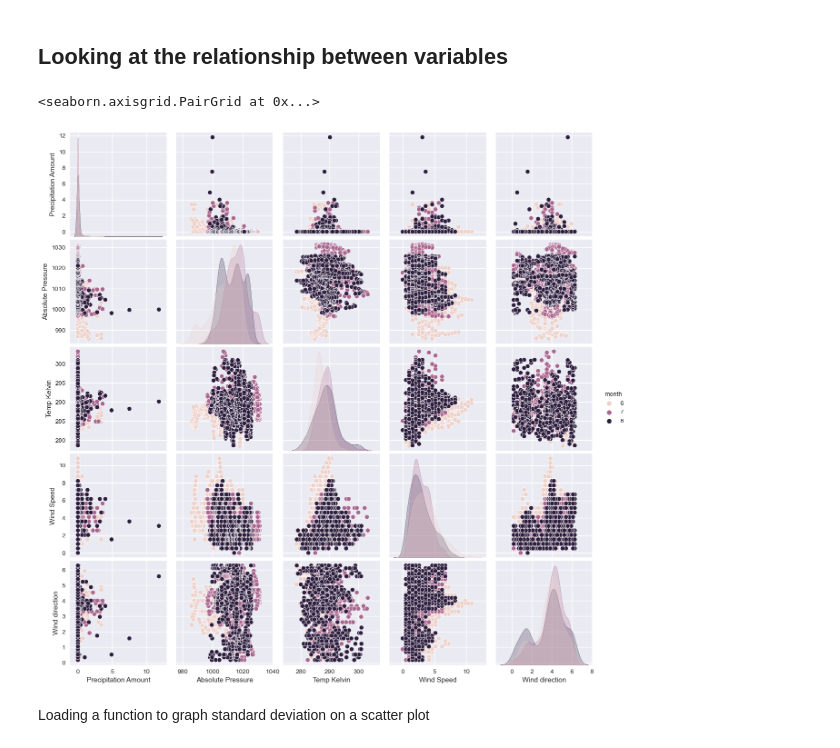
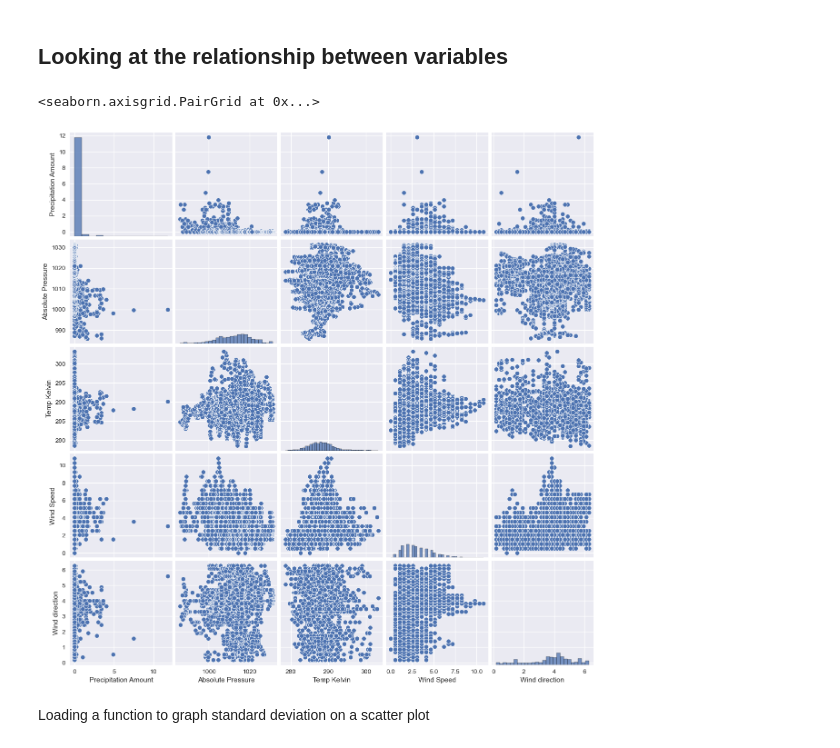
Before and after one commit to DaveAero/Project1, a Jupyter notebook: Untitled.ipynb, the cells around one changed output. Drawn from its saved outputs; the diff is of its cells as text; code cells hidden in the pictures.

Commit message:
fully synthesized new data!

```diff
--- a/Untitled.ipynb
+++ b/Untitled.ipynb
@@ -124,7 +124,6 @@ data["Mean Wind Speed"] = data["Mean Wind Speed"].apply(float)
 # Inserting columns for later use
 data.insert(column = 'Absolute Pressure', loc = int(len(data.columns)), value = np.nan)
 data.insert(column = 'datetime', loc = 0, value = pd.to_datetime(data["Date and Time"]))
-data['month'] = data['datetime'].dt.month
 
 # Removing unused columns
 data = data.drop(columns=["Date and Time", "Rainfall Indicators", "Temperature Indicators", "Relative Humidity", "Wet Bulb Indicators", "Wet Bulb Temperature","Dew Point Temperature", "Vapour Pressure", "Wind Speed Indicators", "Wind Direction Indicators"])
@@ -530,10 +530,10 @@ From review of alot of the available distributions through scipy, the best fitti
 # %% [markdown]
 ## Looking at the relationship between variables
 # %%
-sns.pairplot(data, hue = 'month')
+sns.pairplot(data)
 # %% [output]
 <seaborn.axisgrid.PairGrid at 0x...>
-[figure, old version]
+[figure, new version]
 # %% [markdown]
 Loading a function to graph standard deviation on a scatter plot
 # %%
```
Also changed, not shown: parts of 16 cells of this notebook.
